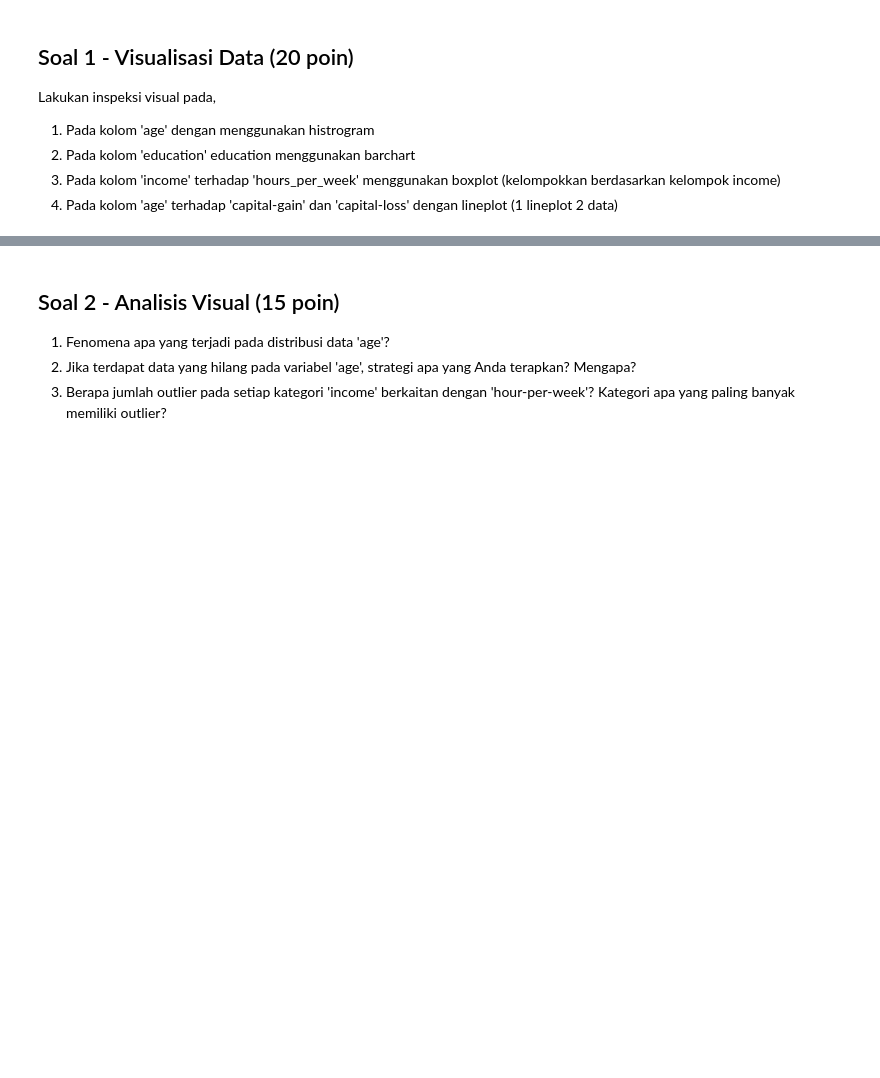
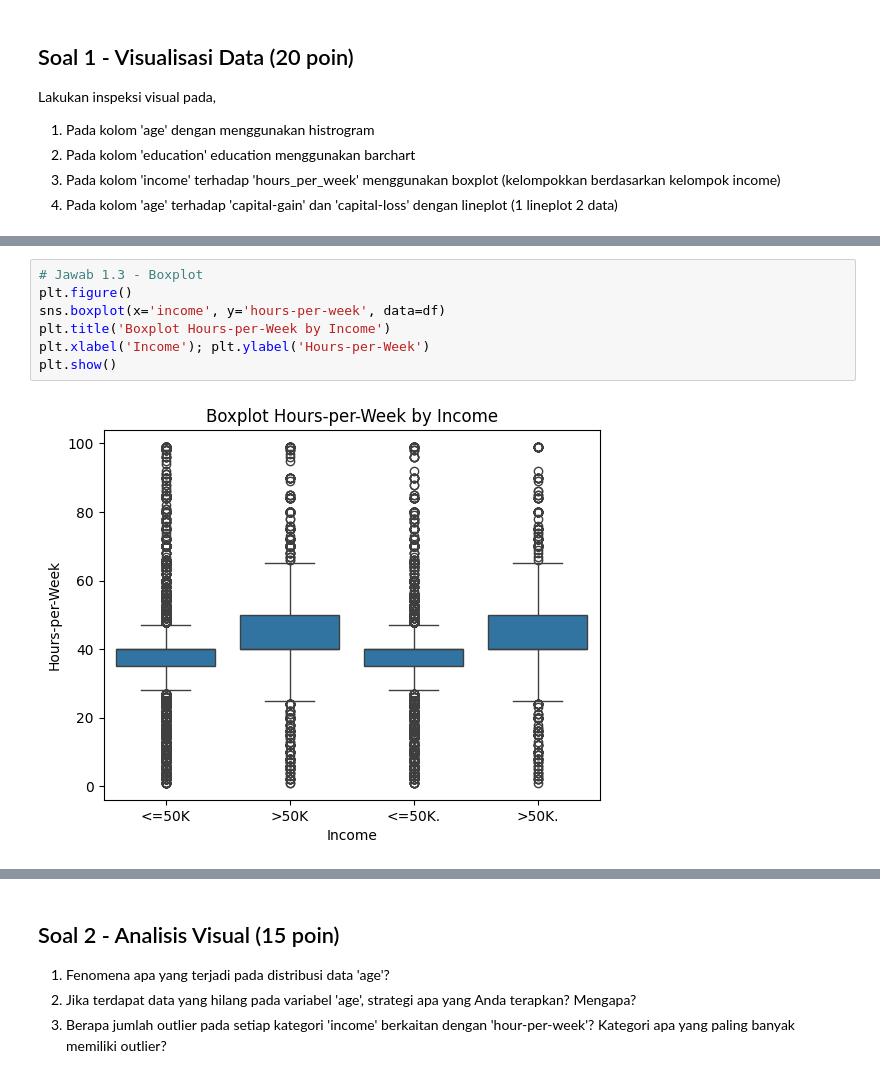
Before and after one commit to Ruphasa/KuisML1, a Jupyter notebook: JS04_SOAL_KUIS1_ML.ipynb, the cells around one changed output, grey strips where cells are left out. Drawn from its saved outputs; the diff is of its cells as text; blank space fills up the shorter version.

```diff
--- a/JS04_SOAL_KUIS1_ML.ipynb
+++ b/JS04_SOAL_KUIS1_ML.ipynb
@@ -108,0 +240,9 @@ Lakukan inspeksi visual pada,
+# %%
+# Jawab 1.3 - Boxplot
+plt.figure()
+sns.boxplot(x='income', y='hours-per-week', data=df)
+plt.title('Boxplot Hours-per-Week by Income')
+plt.xlabel('Income'); plt.ylabel('Hours-per-Week')
+plt.show()
+# %% [output]
+[figure, added]
```
Also changed, not shown: parts of 22 cells of this notebook.
